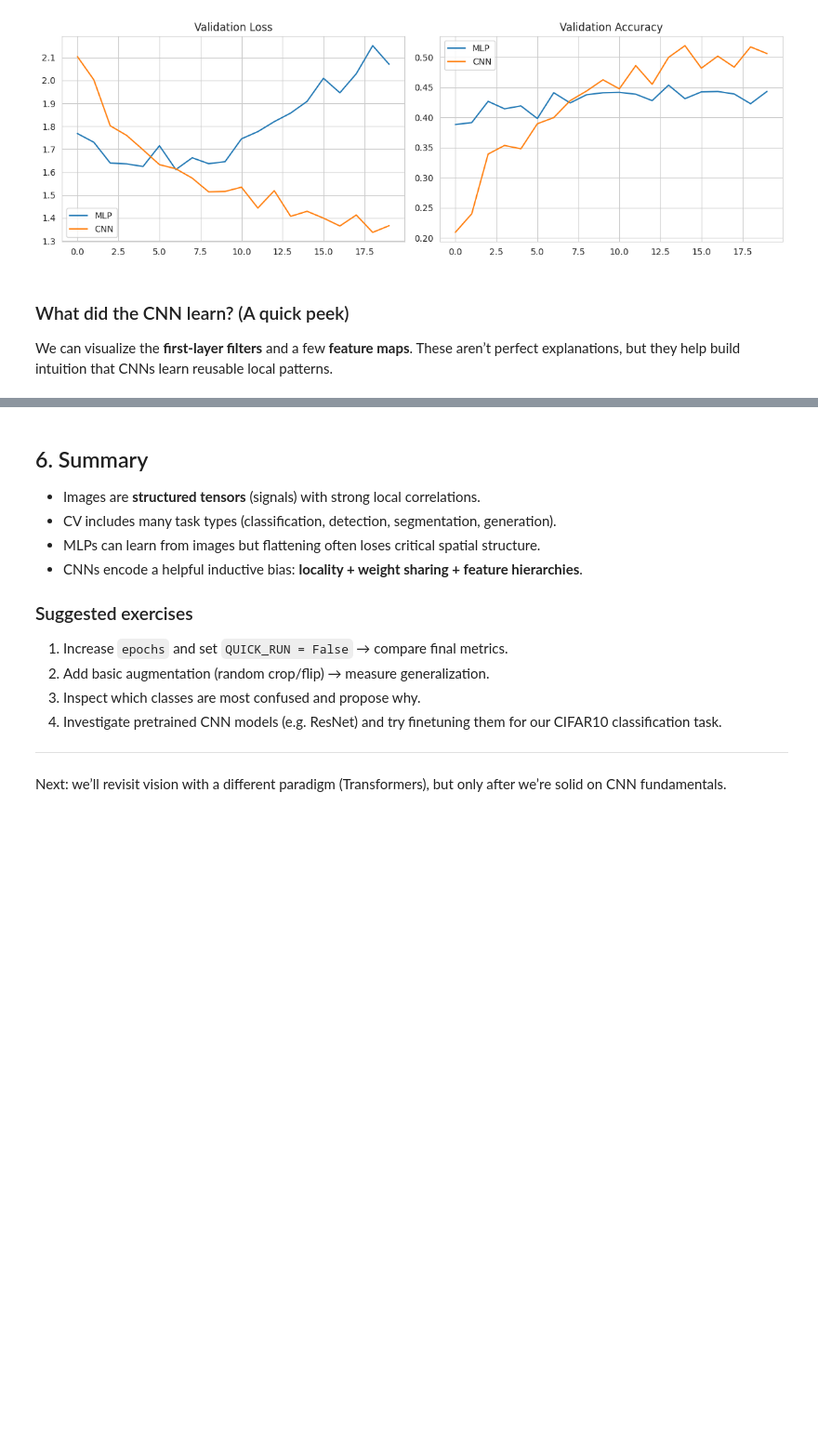
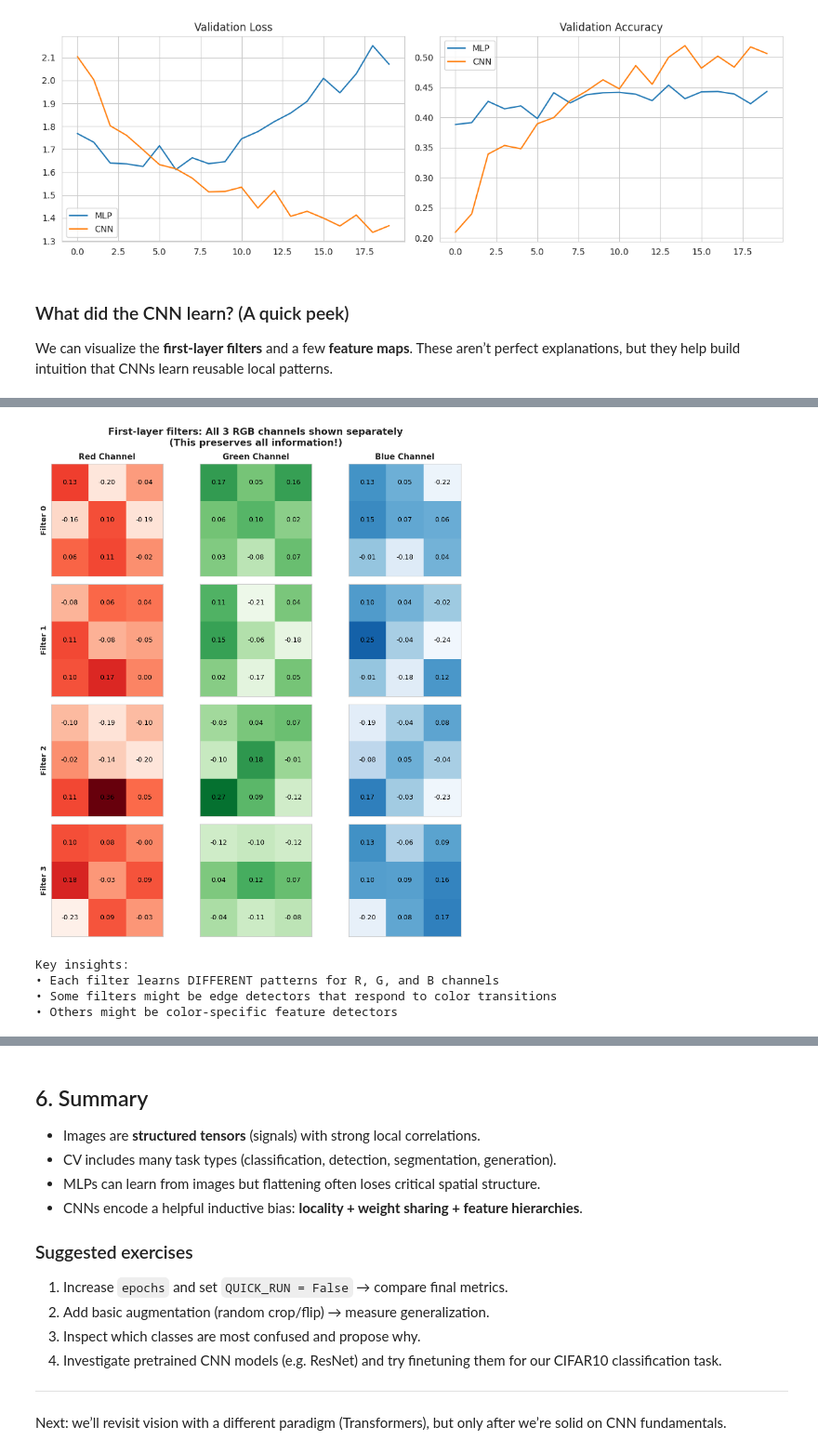
Before and after one commit to karolzak/ml101, a Jupyter notebook: notebooks/06-computer-vision.ipynb, the cells around one changed output, grey strips where cells are left out. Shown at 93% size. Cells and saved outputs as stored; diff of their text form; code cells hidden in the pictures; blank space fills up the shorter version.

```diff
--- a/notebooks/06-computer-vision.ipynb
+++ b/notebooks/06-computer-vision.ipynb
@@ -784,3 +750,65 @@ plt.show()
+# %%
+# Show all 3 RGB channels separately for a few filters
+# This shows what each filter is actually learning for each color channel
+
+# Visualize first conv filters
+first_conv: nn.Conv2d | None = None
+for m in cnn.modules():
+    if isinstance(m, nn.Conv2d):
+        first_conv = m
+        break
+
+assert first_conv is not None
+
+w = first_conv.weight.detach().cpu()  # (out_channels, in_channels, k, k)
+out_ch = min(32, w.shape[0])
+cols = 8
+rows = int(math.ceil(out_ch / cols))
+
+n_filters_to_show = 4
+fig, axes = plt.subplots(n_filters_to_show, 3, figsize=(9, n_filters_to_show * 2.5))
+
+channel_names = ['Red', 'Green', 'Blue']
+colors = ['Reds', 'Greens', 'Blues']
+
+for filter_idx in range(n_filters_to_show):
+    for channel_idx in range(3):
+        ax = axes[filter_idx, channel_idx]
+        filt_channel = w[filter_idx, channel_idx].numpy()  # (3, 3)
+
+        im = ax.imshow(filt_channel, cmap=colors[channel_idx],
+                      vmin=w.min(), vmax=w.max(), interpolation='nearest')
+
+        # Add value annotations
+        for y in range(3):
+            for x in range(3):
+                ax.text(x, y, f'{filt_channel[y, x]:.2f}',
+                       ha='center', va='center', fontsize=9,
+                       color='white' if abs(filt_channel[y, x]) > 0.5 else 'black')
+
+        if filter_idx == 0:
+            ax.set_title(f'{channel_names[channel_idx]} Channel', fontsize=11, fontweight='bold')
+        if channel_idx == 0:
+            ax.set_ylabel(f'Filter {filter_idx}', fontsize=10, fontweight='bold')
+
+        ax.set_xticks([])
+        ax.set_yticks([])
+
+plt.suptitle('First-layer filters: All 3 RGB channels shown separately\n(This preserves all information!)',
+             fontsize=13, fontweight='bold')
+plt.tight_layout()
+plt.show()
+
+print("\nKey insights:")
+print("• Each filter learns DIFFERENT patterns for R, G, and B channels")
+print("• Some filters might be edge detectors that respond to color transitions")
+print("• Others might be color-specific feature detectors")
+# %% [output]
+[figure, added]
+Key insights:
+• Each filter learns DIFFERENT patterns for R, G, and B channels
+• Some filters might be edge detectors that respond to color transitions
+• Others might be color-specific feature detectors
 # %%
 # Visualize feature maps from multiple conv layers for one image
 cnn.eval()
```
Also changed, not shown: parts of 2 cells of this notebook.
